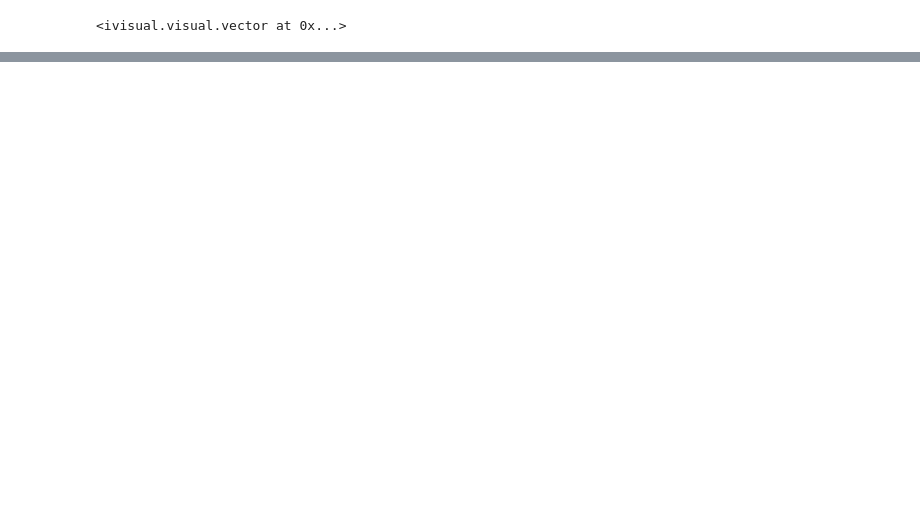
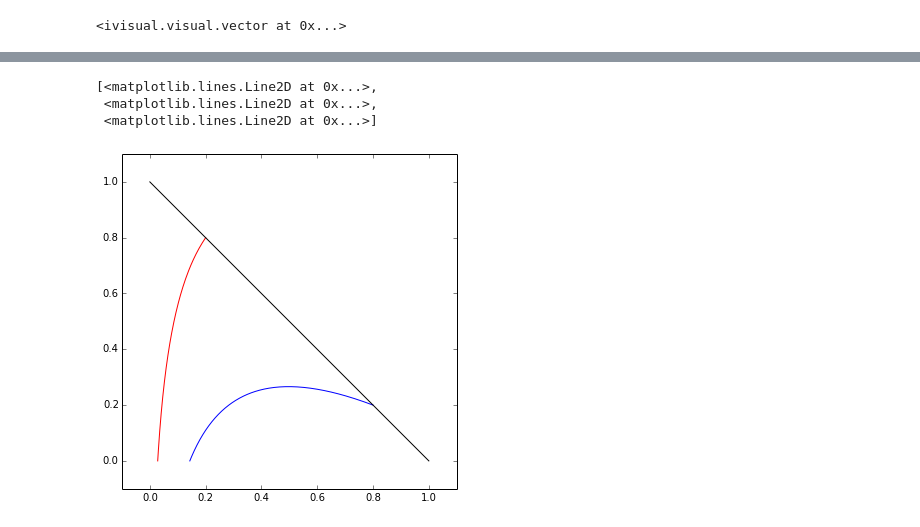
Before and after one commit to cchuang2009/DyLabIPy, a Jupyter notebook: DiffEq/2Dde.ipynb, the cells around one changed output, grey strips where cells are left out. Drawn from its saved outputs; the diff is of its cells as text; code cells hidden in the pictures; blank space fills up the shorter version.

```diff
--- a/DiffEq/2Dde.ipynb
+++ b/DiffEq/2Dde.ipynb
@@ -391,0 +438,30 @@ for xp in xmesh:
+# %%
+r=1.
+beta=2.
+S10,I10=0.2,0.8
+S20,I20=0.8,0.2
+# %%
+def SIRmodel(gamma,beta,S0,I0,T=20,nt=1000):
+    t=np.linspace(0,T,nt+1)
+    dt=t[1]-t[0]
+    S,I=np.zeros(nt+1),np.zeros(nt+1)
+    S[0]=S0;I[0]=I0
+    for i in range(len(t)-1):
+        S[i+1] = S[i]-dt*beta*S[i]*I[i]
+        I[i+1] = I[i]+dt*(beta*S[i]*I[i]-gamma*I[i])
+    return S,I
+# %%
+S1,I1=SIRmodel(r,beta,S10,I10)
+S2,I2=SIRmodel(r,beta,S20,I20)
+# %%
+xy0=np.linspace(0,1,20)
+# %%
+plt.figure(figsize=[6,6])
+plt.xlim(-0.1,1.1)
+plt.ylim(-0.1,1.1)
+plt.plot(S1,I1,'r',S2,I2,'b',xy0,1-xy0,'k')
+# %% [output]
+[<matplotlib.lines.Line2D at 0x...>,
+ <matplotlib.lines.Line2D at 0x...>,
+ <matplotlib.lines.Line2D at 0x...>]
+[figure, added]
```
Also changed, not shown: parts of 98 cells of this notebook.
